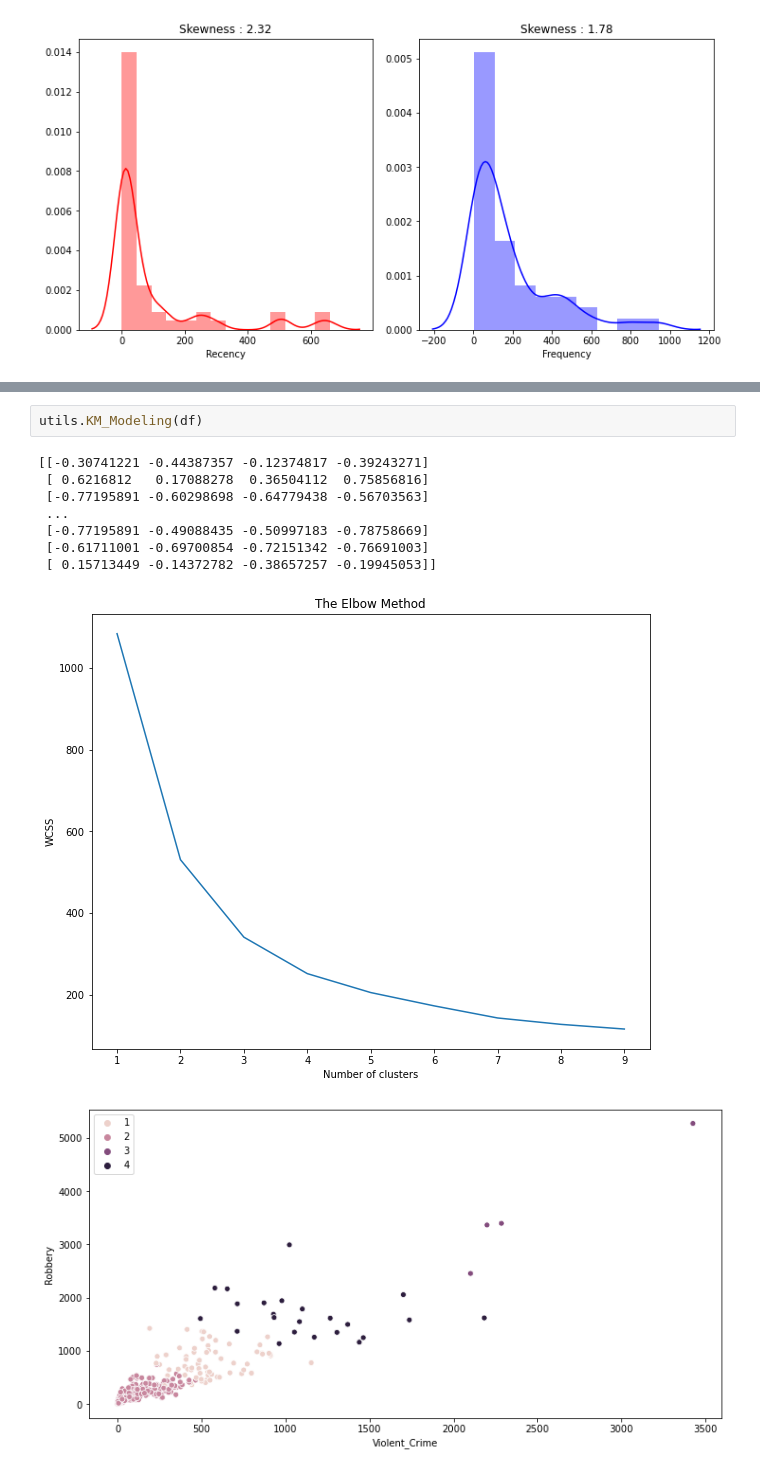
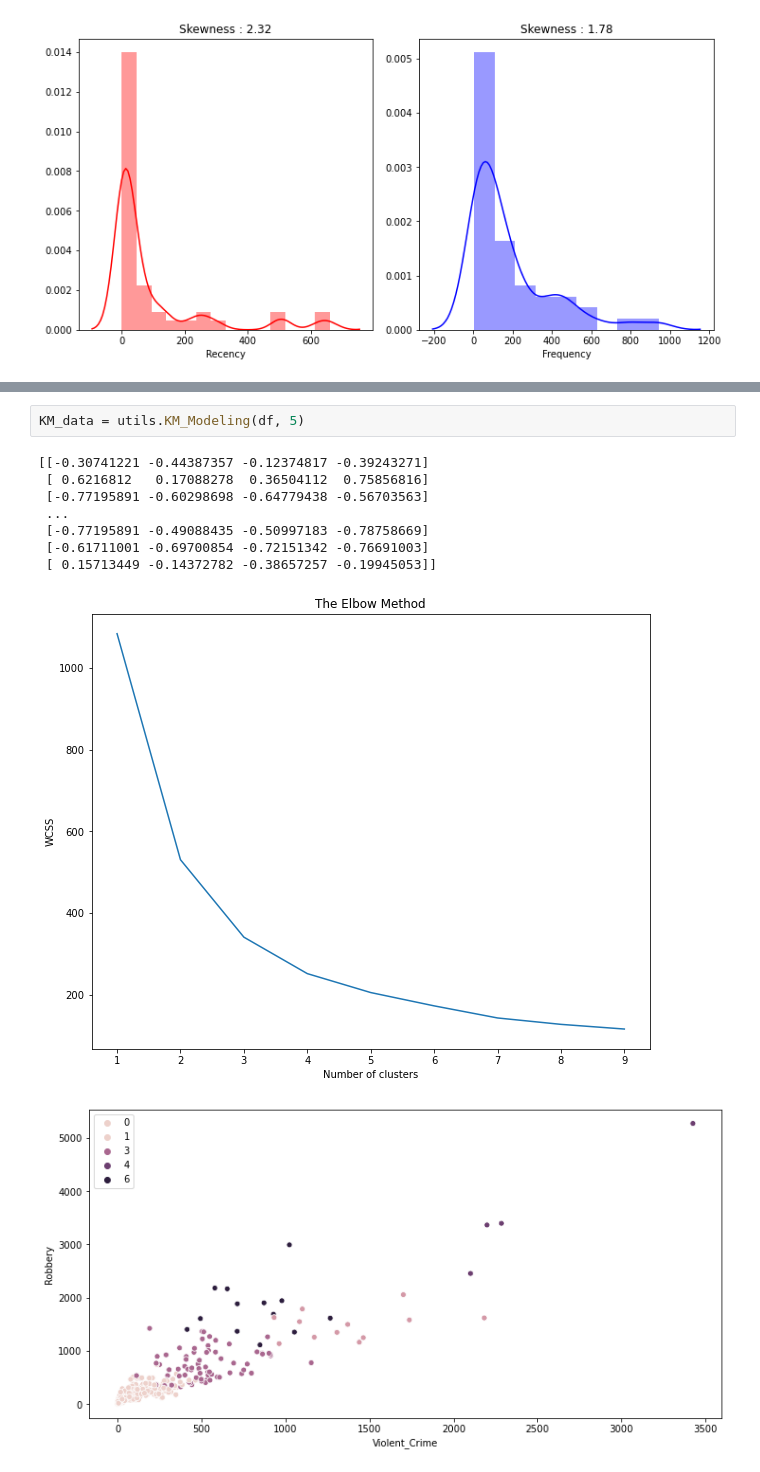
Before and after one commit to marcelthebridge/602_Crime_Clusters, a Jupyter notebook: HW2_Report.ipynb, the cells around one changed output, grey strips where cells are left out. Drawn from its saved outputs; the diff is of its cells as text.

```diff
--- a/HW2_Report.ipynb
+++ b/HW2_Report.ipynb
@@ -192,12 +193,12 @@ CrimeCode
 # %%
-utils.KM_Modeling(df)
+KM_data = utils.KM_Modeling(df, 5)
 # %% [output]
 [[-0.30741221 -0.44387357 -0.12374817 -0.39243271]
  [ 0.6216812   0.17088278  0.36504112  0.75856816]
  [-0.77195891 -0.60298698 -0.64779438 -0.56703563]
  ...
  [-0.77195891 -0.49088435 -0.50997183 -0.78758669]
  [-0.61711001 -0.69700854 -0.72151342 -0.76691003]
  [ 0.15713449 -0.14372782 -0.38657257 -0.19945053]]
 [figure]
-[figure, old version]
+[figure, new version]
```
Also changed, not shown: parts of 18 cells of this notebook, 1 other file.
